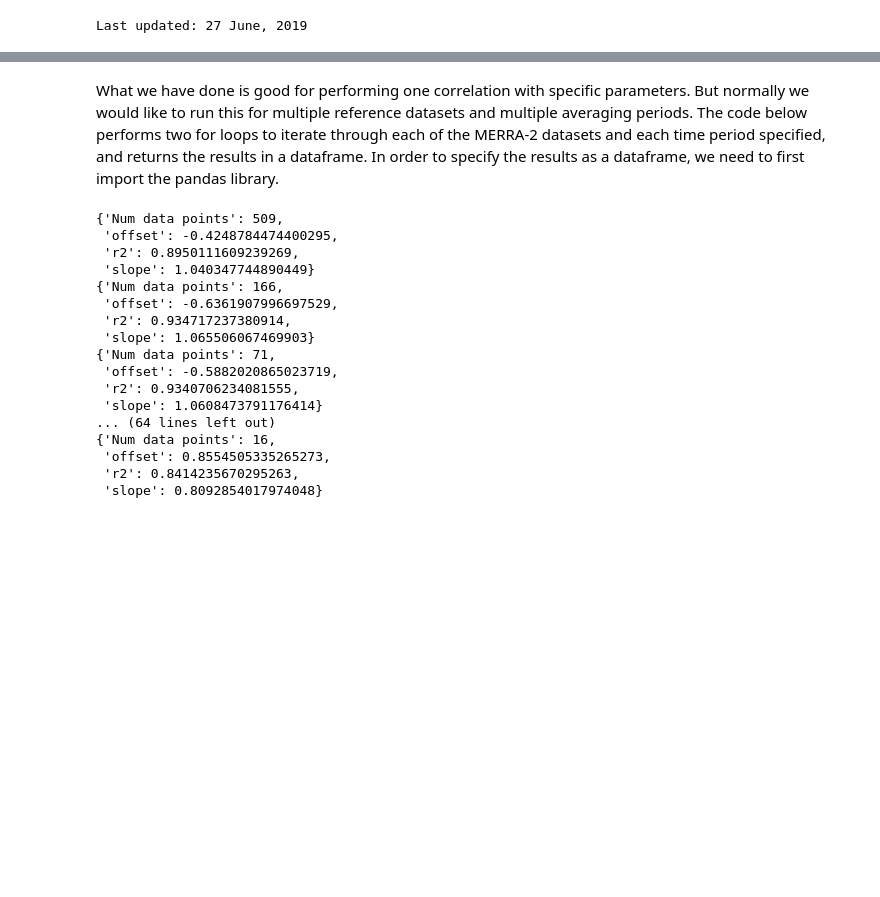
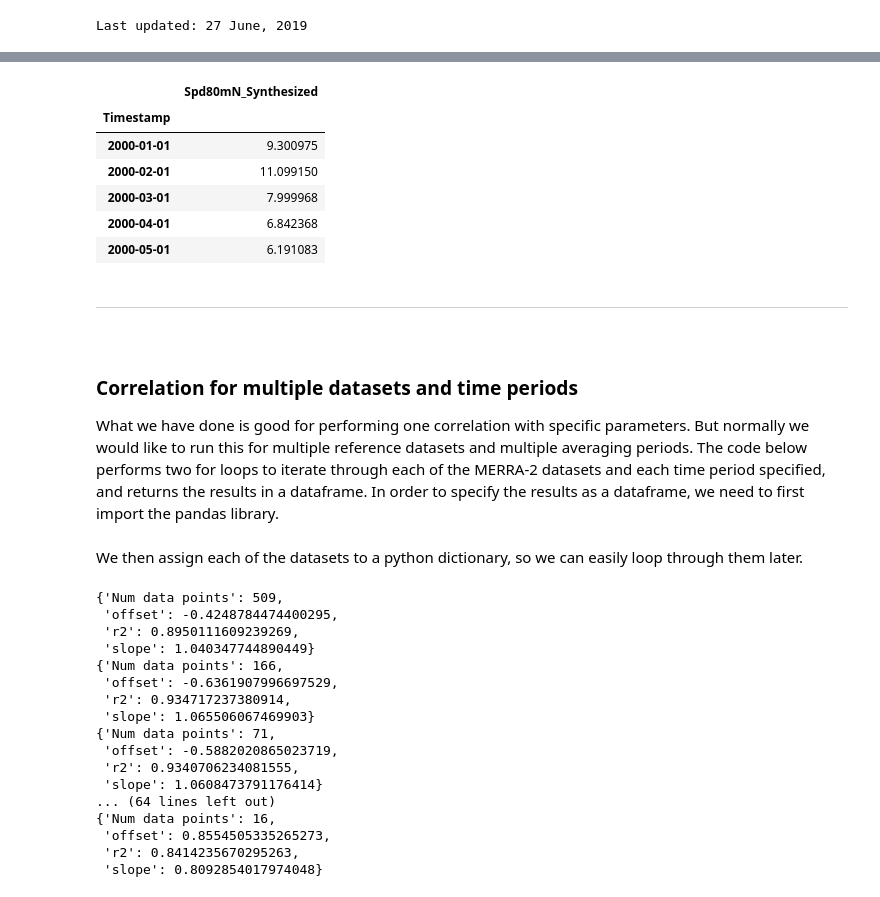
Before and after one commit to brightwind-dev/brightwind, a Jupyter notebook: docs/source/tutorials/becoming_a_correlation_wizard.ipynb, the cells around one changed output, grey strips where cells are left out. Saved outputs shown, nothing was run; the diff lists cells and outputs as text; code cells hidden in the pictures; blank space fills up the shorter version.

```diff
--- a/docs/source/tutorials/becoming_a_correlation_wizard.ipynb
+++ b/docs/source/tutorials/becoming_a_correlation_wizard.ipynb
@@ -72,0 +123,10 @@ obj.plot()
+# %%
+ord_lst_sq.synthesize().head(5)
+# %% [output]
+|  | Spd80mN_Synthesized |
+| Timestamp |  |
+| 2000-01-01 | 9.300975 |
+| 2000-02-01 | 11.099150 |
+| 2000-03-01 | 7.999968 |
+| 2000-04-01 | 6.842368 |
+| 2000-05-01 | 6.191083 |
@@ -73,2 +137,11 @@ obj.plot()
+# %% [markdown]
+***
 # %% [markdown]
+<div style='margin-top: 3em; margin-bottom: 3em;'>
+</div>
+
+### Correlation for multiple datasets and time periods
+
 What we have done is good for performing one correlation with specific parameters. But normally we would like to run this for multiple reference datasets and multiple averaging periods. The code below performs two for loops to iterate through each of the MERRA-2 datasets and each time period specified, and returns the results in a dataframe. In order to specify the results as a dataframe, we need to first import the pandas library.
+# %% [markdown]
+ We then assign each of the datasets to a python dictionary, so we can easily loop through them later.
```
Also changed, not shown: parts of 27 cells of this notebook.
